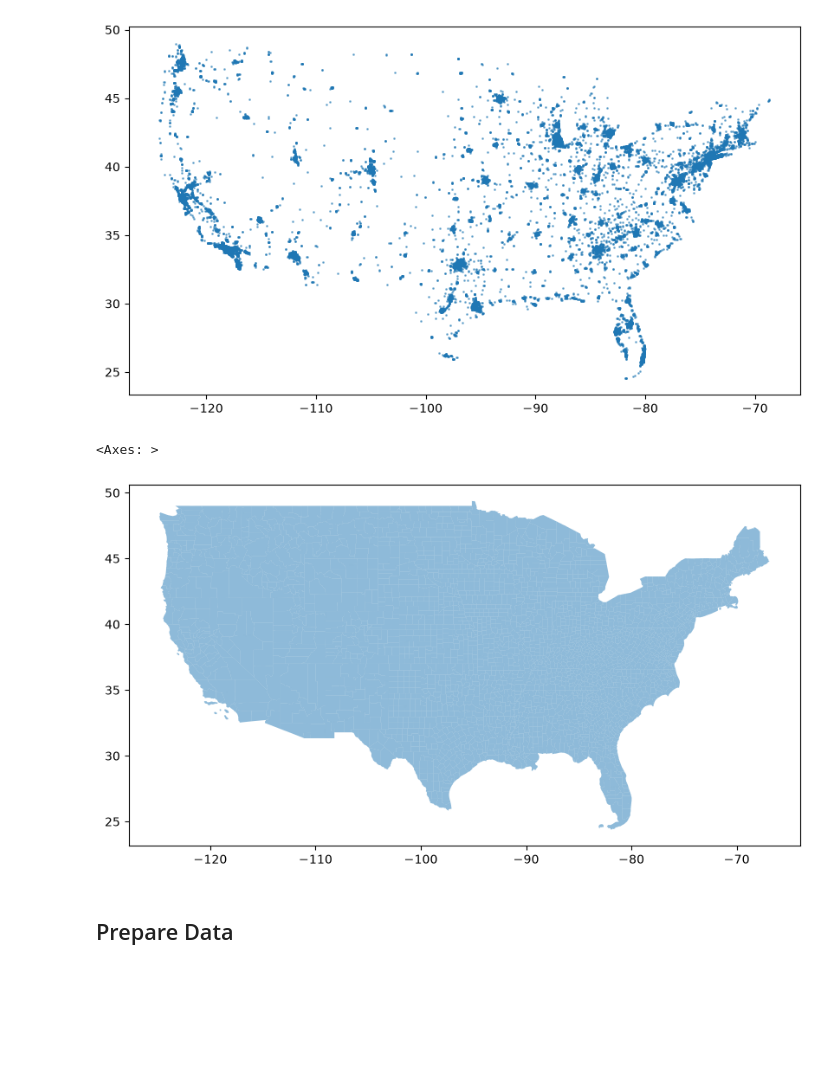
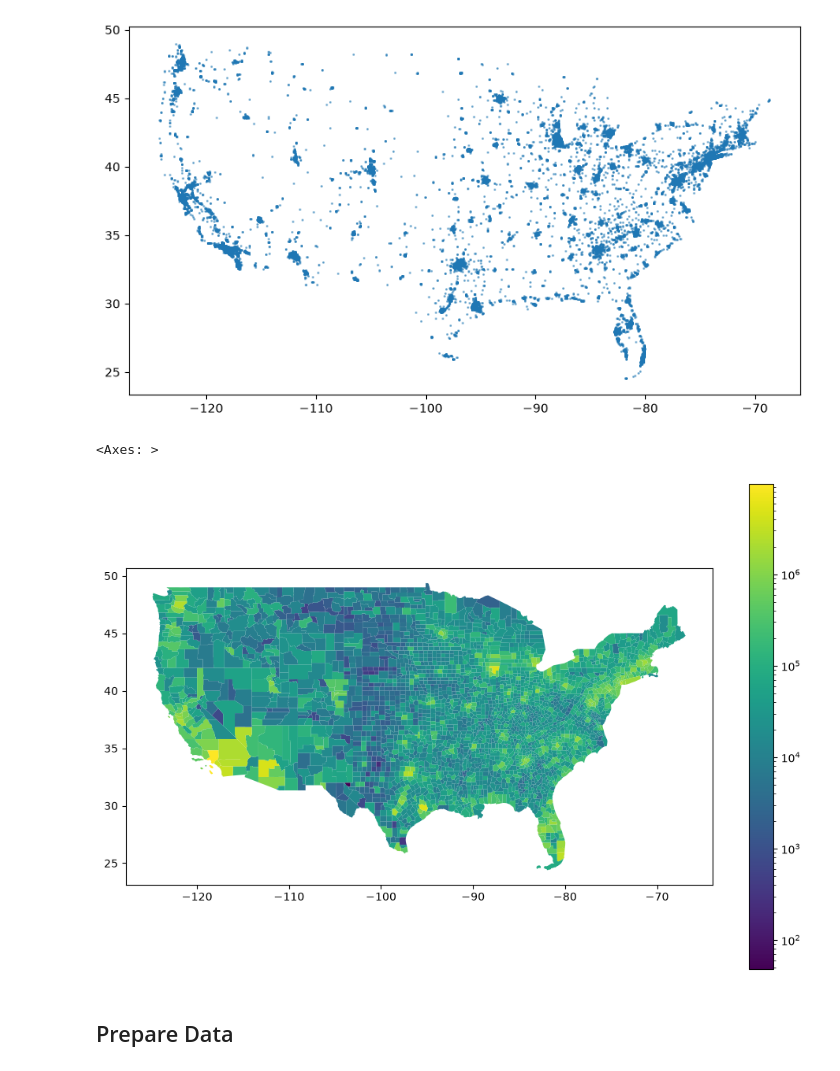
Before and after one commit to sralter/spatial_practice, a Jupyter notebook: sp.ipynb, the cells around one changed output. Saved outputs shown, nothing was run; the diff lists cells and outputs as text; code cells hidden in the pictures; blank space fills up the shorter version.

Commit message:
make visualization nicer

```diff
--- a/sp.ipynb
+++ b/sp.ipynb
@@ -19,13 +23,22 @@ starbucks.plot(figsize=(10, 10), markersize=1, alpha=0.5)
 <Axes: >
 [figure]
 # %%
+# counties polygon data from census TIGER/Line shapefiles
+
 counties = gdf.read_parquet('data/us_county_population_with_geometry.parquet')
 for state in ['Alaska', 'Hawaii', 'Puerto Rico']:
     counties = counties[counties['state_name'] != state]
-counties.plot(figsize=(10, 10), alpha=0.5)
+
+counties.plot(
+    column='pop_2024',
+    cmap='viridis',
+    legend=True,
+    norm=colors.LogNorm(vmin=counties['pop_2024'].min(), vmax=counties['pop_2024'].max()),
+    figsize=(12, 8)
+)
 # %% [output]
 <Axes: >
-[figure, old version]
+[figure, new version]
 # %% [markdown]
 ## Prepare Data
 # %%
```
Also changed, not shown: parts of 2 cells of this notebook.
